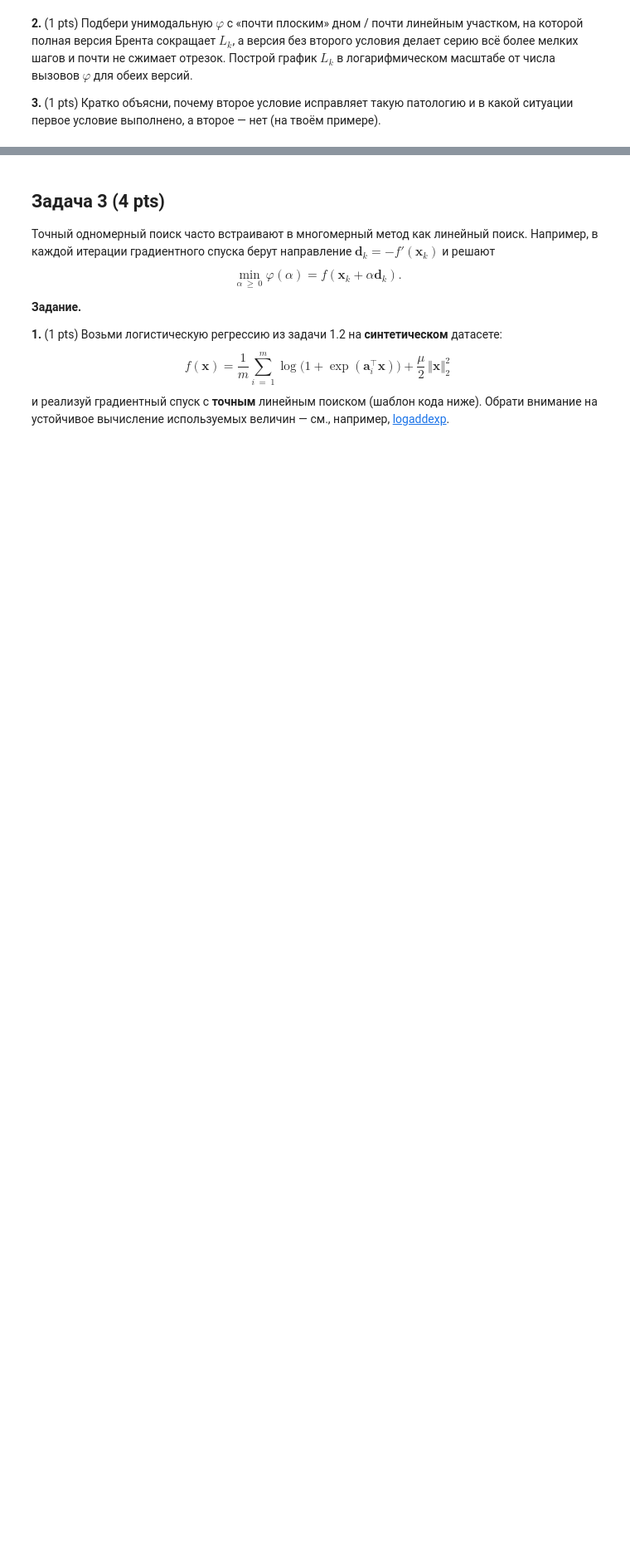
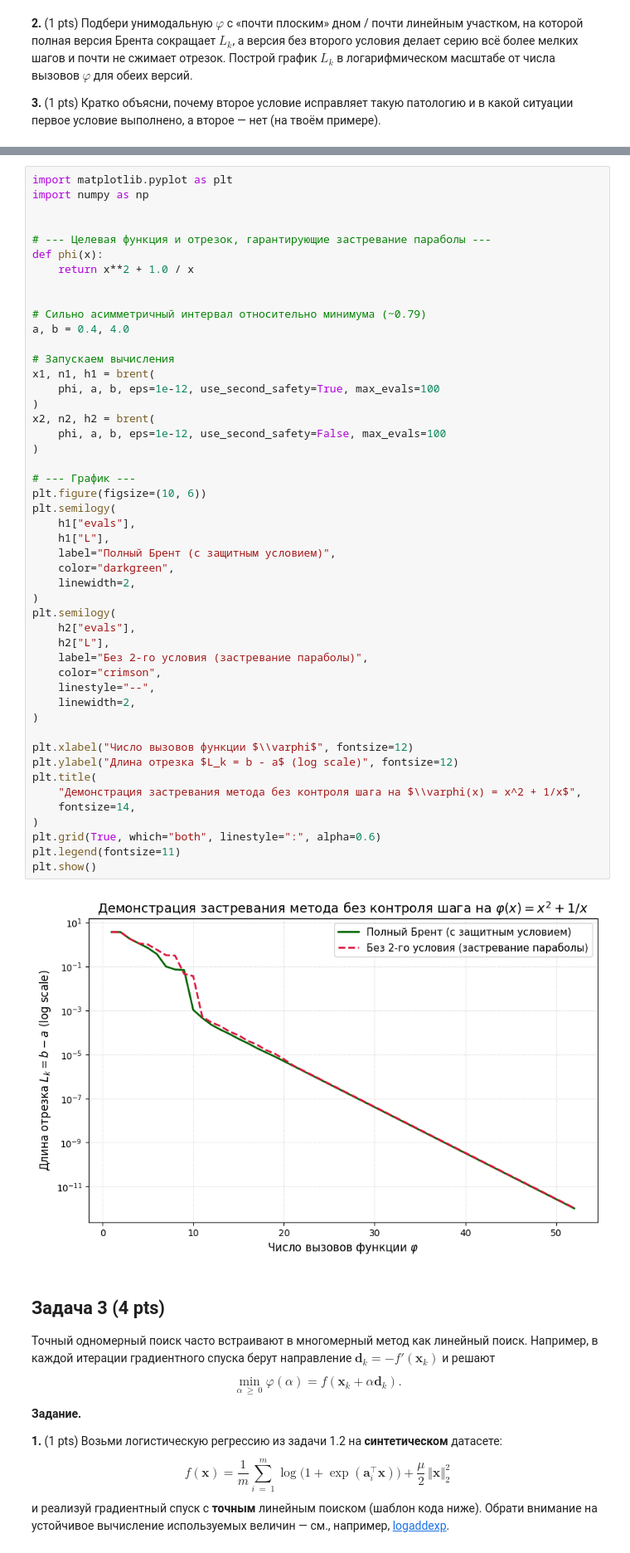
Before and after one commit to dchurikov1983/msc-methods-optimization-autumn-2026, a Jupyter notebook: Неделя 2 Матричное дифференцирование и одномерная оптимизация/Неделя 2_Методы оптимизации_ДЗ done.ipynb, the cells around one changed output, grey strips where cells are left out. Shown at 83% size. Cells and saved outputs as stored; diff of their text form; blank space fills up the shorter version.

```diff
--- a/Неделя 2 Матричное дифференцирование и одномерная оптимизация/Неделя 2_Методы оптимизации_ДЗ done.ipynb
+++ b/Неделя 2 Матричное дифференцирование и одномерная оптимизация/Неделя 2_Методы оптимизации_ДЗ done.ipynb
@@ -158,3 +338,53 @@ __3.__ (1 pts) Кратко объясни, почему второе услов
+# %%
+import matplotlib.pyplot as plt
+import numpy as np
+
+
+# --- Целевая функция и отрезок, гарантирующие застревание параболы ---
+def phi(x):
+    return x**2 + 1.0 / x
+
+
+# Сильно асимметричный интервал относительно минимума (~0.79)
+a, b = 0.4, 4.0
+
+# Запускаем вычисления
+x1, n1, h1 = brent(
+    phi, a, b, eps=1e-12, use_second_safety=True, max_evals=100
+)
+x2, n2, h2 = brent(
+    phi, a, b, eps=1e-12, use_second_safety=False, max_evals=100
+)
+
+# --- График ---
+plt.figure(figsize=(10, 6))
+plt.semilogy(
+    h1["evals"],
+    h1["L"],
+    label="Полный Брент (с защитным условием)",
+    color="darkgreen",
+    linewidth=2,
+)
+plt.semilogy(
+    h2["evals"],
+    h2["L"],
+    label="Без 2-го условия (застревание параболы)",
+    color="crimson",
+    linestyle="--",
+    linewidth=2,
+)
+
+plt.xlabel("Число вызовов функции $\\varphi$", fontsize=12)
+plt.ylabel("Длина отрезка $L_k = b - a$ (log scale)", fontsize=12)
+plt.title(
+    "Демонстрация застревания метода без контроля шага на $\\varphi(x) = x^2 + 1/x$",
+    fontsize=14,
+)
+plt.grid(True, which="both", linestyle=":", alpha=0.6)
+plt.legend(fontsize=11)
+plt.show()
+# %% [output]
+[figure, added]
 # %% [markdown]
 ## Задача 3 (4 pts)
 
```
Also changed, not shown: parts of 5 cells of this notebook.
